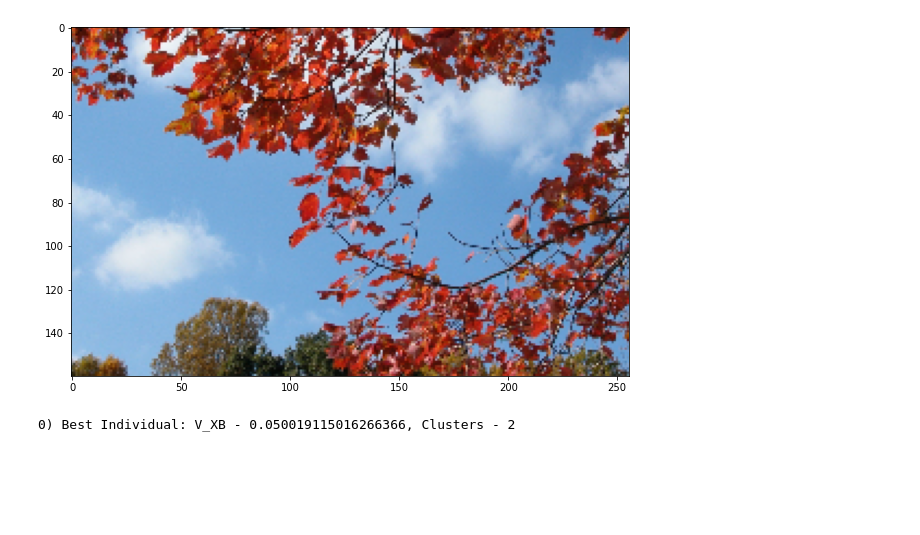
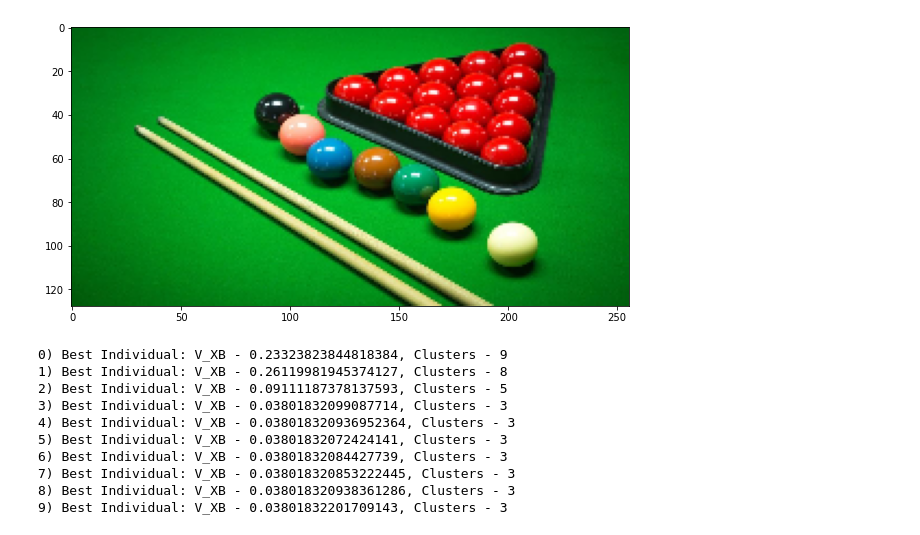
Before and after one commit to Mruzik1/EA-Ac-FCM-Implementation, a Jupyter notebook: image_segmentation.ipynb, the cells around one changed output. Saved outputs shown, nothing was run; the diff lists cells and outputs as text; code cells hidden in the pictures; blank space fills up the shorter version.

```diff
--- a/image_segmentation.ipynb
+++ b/image_segmentation.ipynb
@@ -11,21 +11,30 @@ def display_img(img: np.ndarray, cmap: str = None):
     ax.imshow(img, cmap=cmap)
     plt.show()
 # %%
-img = cv2.imread('data/nature.jpg')
-img = cv2.resize(img, (256, 160))
+img = cv2.imread('data/balls4.jpg')
+img = cv2.resize(img, (256, 128))
 img_2d = img.reshape(-1, 3)
 gray_img = cv2.cvtColor(img, cv2.COLOR_BGR2GRAY)
 gray_img_1d = gray_img.reshape(-1, 1)
 gray_img_1d = np.float32(gray_img_1d) / 255.
 
 display_img(cv2.cvtColor(img, cv2.COLOR_BGR2RGB))
 # %% [output]
-[figure, old version]
+[figure, new version]
 # %%
-model = EAAcFCM(img_2d, 10)
-best = model.run(1)
+model = EAAcFCM(img_2d, 11)
+best = model.run(10, 10)
 # %% [output]
-0) Best Individual: V_XB - 0.050019115016266366, Clusters - 2
+0) Best Individual: V_XB - 0.23323823844818384, Clusters - 9
+1) Best Individual: V_XB - 0.26119981945374127, Clusters - 8
+2) Best Individual: V_XB - 0.09111187378137593, Clusters - 5
+3) Best Individual: V_XB - 0.03801832099087714, Clusters - 3
+4) Best Individual: V_XB - 0.038018320936952364, Clusters - 3
+5) Best Individual: V_XB - 0.03801832072424141, Clusters - 3
+6) Best Individual: V_XB - 0.03801832084427739, Clusters - 3
+7) Best Individual: V_XB - 0.038018320853222445, Clusters - 3
+8) Best Individual: V_XB - 0.038018320938361286, Clusters - 3
+9) Best Individual: V_XB - 0.03801832201709143, Clusters - 3
 # %%
 labels = np.argmax(best.U, axis=1)
 color_mask = img_2d.copy()
```
Also changed, not shown: parts of 1 cell of this notebook, 2 other files.
